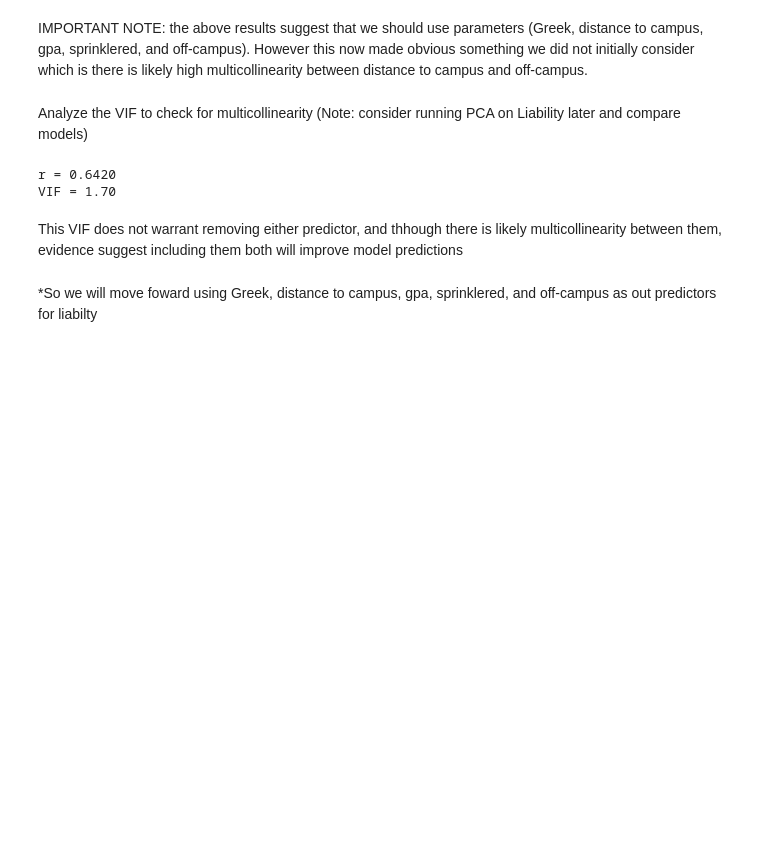
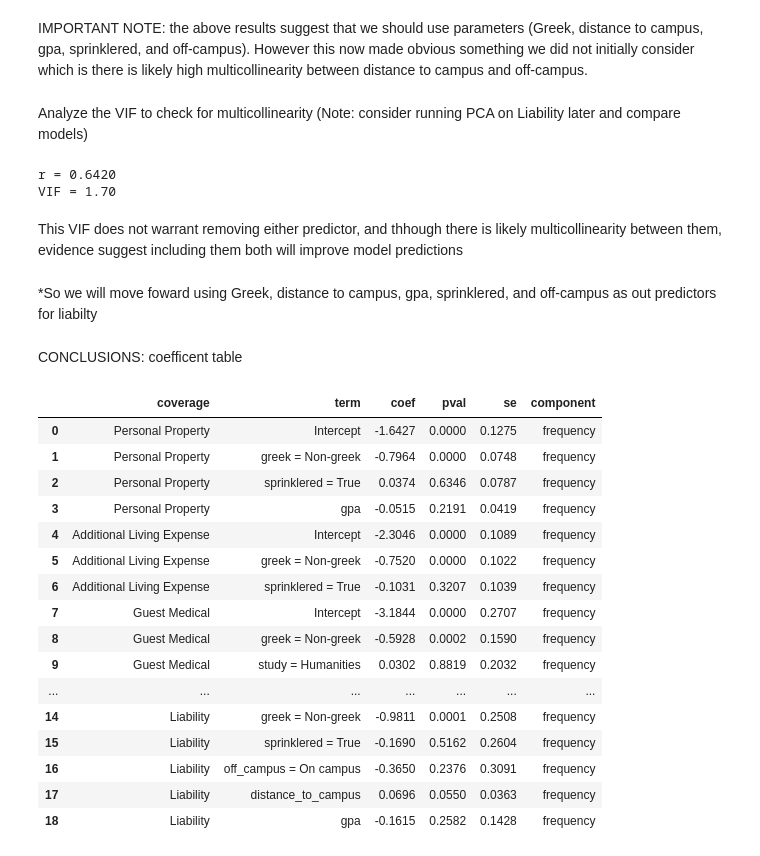
Before and after one commit to PabloRuizVelasco/ActuarialCaseStudy, a Jupyter notebook: notebooks/06_FrequencyModeling.ipynb, the cells around one changed output. Drawn from its saved outputs; the diff is of its cells as text; code cells hidden in the pictures; blank space fills up the shorter version.

```diff
--- a/notebooks/06_FrequencyModeling.ipynb
+++ b/notebooks/06_FrequencyModeling.ipynb
@@ -387,3 +408,61 @@ VIF = 1.70
 This VIF does not warrant removing either predictor, and thhough there is likely multicollinearity between them, evidence suggest including them both will improve model predictions
 # %% [markdown]
 *So we will move foward using Greek, distance to campus, gpa, sprinklered, and off-campus as out predictors for liabilty
+# %% [markdown]
+CONCLUSIONS: coefficent table
+# %%
+import re
+
+def clean_term(t):
+    m = re.match(r'^(.*?)\[T\.(.*)\]$', t)
+    return f"{m.group(1)} = {m.group(2)}" if m else t
+
+FREQ_SPECS = {
+    'Personal Property':         ['greek', 'sprinklered', 'gpa'],
+    'Additional Living Expense': ['greek', 'sprinklered'],
+    'Guest Medical':             ['greek', 'gpa', 'study'],
+    'Liability':                 ['greek', 'distance_to_campus', 'gpa',
+                                  'sprinklered', 'off_campus'],
+}
+
+CAT_VARS = ['class_year', 'study', 'greek', 'gender', 'off_campus']
+CATS     = {c: pd.Categorical(freq[c]).categories for c in CAT_VARS}
+
+rows, FREQ_FINAL = [], {}
+
+for c, v in FREQ_SPECS.items():
+    d = fq_train[c][RATING_VARS + ['claim_count']].copy()
+    for k in CAT_VARS:
+        d[k] = pd.Categorical(d[k], categories=CATS[k])
+
+    m = smf.glm('claim_count ~ ' + (' + '.join(v) if v else '1'),
+                data=d, family=sm.families.Poisson()).fit()
+    FREQ_FINAL[c] = m
+
+    for t in m.params.index:
+        rows.append({'coverage': c, 'term': clean_term(t),
+                     'coef': m.params[t], 'pval': m.pvalues[t], 'se': m.bse[t],
+                     'component': 'frequency'})
+
+freq_coefs = pd.DataFrame(rows)[['coverage', 'term', 'coef', 'pval', 'se', 'component']]
+freq_coefs.to_csv(PROC / "freq_coefficients.csv", index=False)
+
+freq_coefs.round(4)
+# %% [output]
+|  | coverage | term | coef | pval | se | component |
+| 0 | Personal Property | Intercept | -1.6427 | 0.0000 | 0.1275 | frequency |
+| 1 | Personal Property | greek = Non-greek | -0.7964 | 0.0000 | 0.0748 | frequency |
+| 2 | Personal Property | sprinklered = True | 0.0374 | 0.6346 | 0.0787 | frequency |
+| 3 | Personal Property | gpa | -0.0515 | 0.2191 | 0.0419 | frequency |
+| 4 | Additional Living Expense | Intercept | -2.3046 | 0.0000 | 0.1089 | frequency |
+| 5 | Additional Living Expense | greek = Non-greek | -0.7520 | 0.0000 | 0.1022 | frequency |
+| 6 | Additional Living Expense | sprinklered = True | -0.1031 | 0.3207 | 0.1039 | frequency |
+| 7 | Guest Medical | Intercept | -3.1844 | 0.0000 | 0.2707 | frequency |
+| 8 | Guest Medical | greek = Non-greek | -0.5928 | 0.0002 | 0.1590 | frequency |
+| 9 | Guest Medical | study = Humanities | 0.0302 | 0.8819 | 0.2032 | frequency |
+| ... | ... | ... | ... | ... | ... | ... |
+| 14 | Liability | greek = Non-greek | -0.9811 | 0.0001 | 0.2508 | frequency |
+| 15 | Liability | sprinklered = True | -0.1690 | 0.5162 | 0.2604 | frequency |
+| 16 | Liability | off_campus = On campus | -0.3650 | 0.2376 | 0.3091 | frequency |
+| 17 | Liability | distance_to_campus | 0.0696 | 0.0550 | 0.0363 | frequency |
+| 18 | Liability | gpa | -0.1615 | 0.2582 | 0.1428 | frequency |
```
Also changed, not shown: parts of 2 cells of this notebook, 2 other files.
